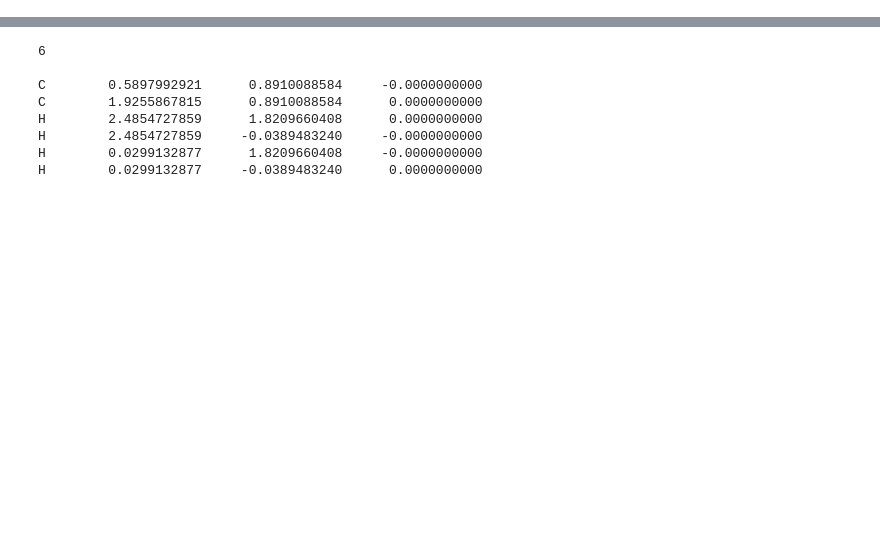
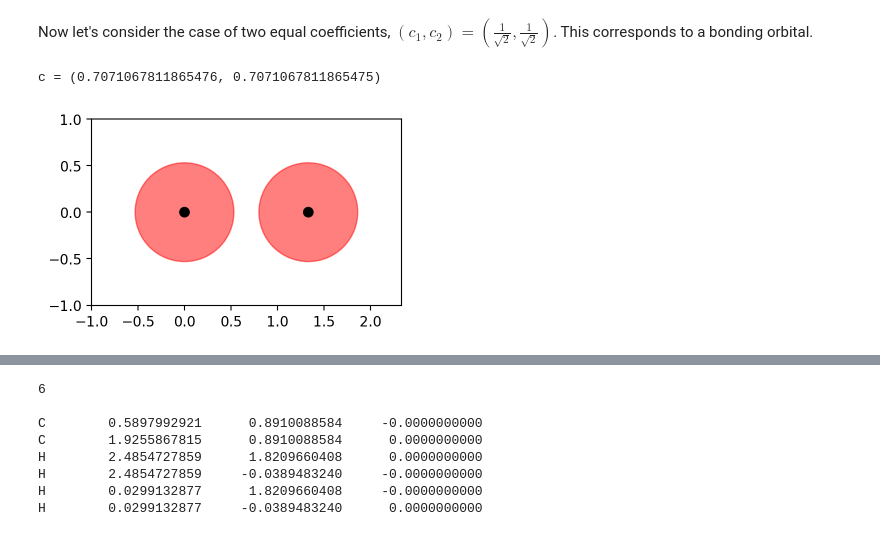
Before and after one commit to fevangelista/Quantum-Chemistry-Foundations, a Jupyter notebook: 02-Hückel Theory/02-Hückel Theory.ipynb, the cells around one changed output, grey strips where cells are left out. Cells and saved outputs as stored; diff of their text form; code cells hidden in the pictures; blank space fills up the shorter version.

```diff
--- a/02-Hückel Theory/02-Hückel Theory.ipynb
+++ b/02-Hückel Theory/02-Hückel Theory.ipynb
@@ -34,0 +94,11 @@ In the case of Hückel theory, we express a molecular orbital ($\psi$) as a sum
+# %% [markdown]
+Now let's consider the case of two equal coefficients, $(c_1,c_2) = (\frac{1}{\sqrt{2}},\frac{1}{\sqrt{2}})$. This corresponds to a bonding orbital.
+# %%
+c2 = 1.0/np.sqrt(2)
+c1 = np.sqrt(1 - c2**2) # normalize the coefficients
+print(f'c = {(c1,c2)}')
+coefficients = [c1,c2]
+plot_molecular_orbitals(coordinates, coefficients)
+# %% [output]
+c = (0.7071067811865476, 0.7071067811865475)
+[figure, added]
```
Also changed, not shown: parts of 67 cells of this notebook, 11 other files.
